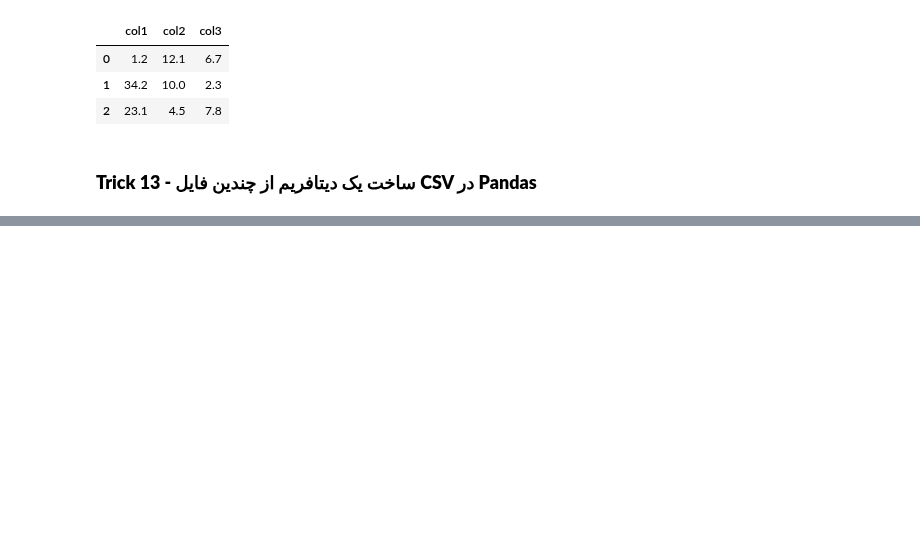
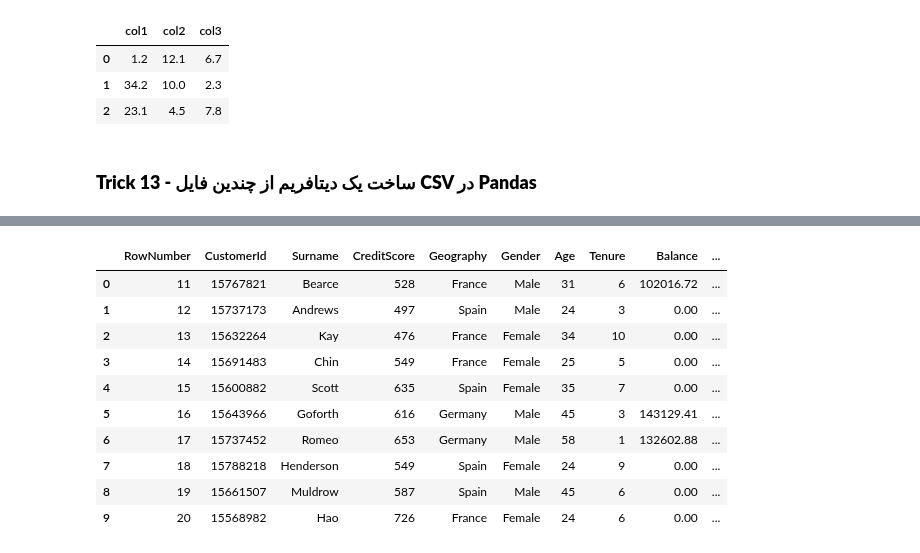
Before and after one commit to poorialari2017/ML_git001, a Jupyter notebook: MLproj002/Pooria/01 Preprocessing/Pandas/02 30Trick of Pandas.ipynb, the cells around one changed output, grey strips where cells are left out. Saved outputs shown, nothing was run; the diff lists cells and outputs as text; code cells hidden in the pictures; blank space fills up the shorter version.

```diff
--- a/MLproj002/Pooria/01 Preprocessing/Pandas/02 30Trick of Pandas.ipynb
+++ b/MLproj002/Pooria/01 Preprocessing/Pandas/02 30Trick of Pandas.ipynb
@@ -980,0 +995,15 @@ dft12_convert
+# %%
+
+pd.read_csv('../../00 DATA/Churn_Modelling_2.csv')
+# %% [output]
+|  | RowNumber | CustomerId | Surname | CreditScore | Geography | Gender | Age | Tenure | Balance | ... |
+| 0 | 11 | 15767821 | Bearce | 528 | France | Male | 31 | 6 | 102016.72 | ... |
+| 1 | 12 | 15737173 | Andrews | 497 | Spain | Male | 24 | 3 | 0.00 | ... |
+| 2 | 13 | 15632264 | Kay | 476 | France | Female | 34 | 10 | 0.00 | ... |
+| 3 | 14 | 15691483 | Chin | 549 | France | Female | 25 | 5 | 0.00 | ... |
+| 4 | 15 | 15600882 | Scott | 635 | Spain | Female | 35 | 7 | 0.00 | ... |
+| 5 | 16 | 15643966 | Goforth | 616 | Germany | Male | 45 | 3 | 143129.41 | ... |
+| 6 | 17 | 15737452 | Romeo | 653 | Germany | Male | 58 | 1 | 132602.88 | ... |
+| 7 | 18 | 15788218 | Henderson | 549 | Spain | Female | 24 | 9 | 0.00 | ... |
+| 8 | 19 | 15661507 | Muldrow | 587 | Spain | Male | 45 | 6 | 0.00 | ... |
+| 9 | 20 | 15568982 | Hao | 726 | France | Female | 24 | 6 | 0.00 | ... |
```
Also changed, not shown: parts of 11 cells of this notebook, 3 other files.
